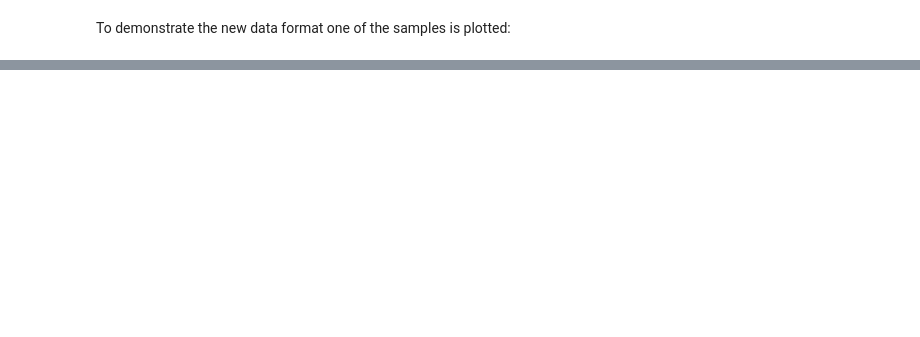
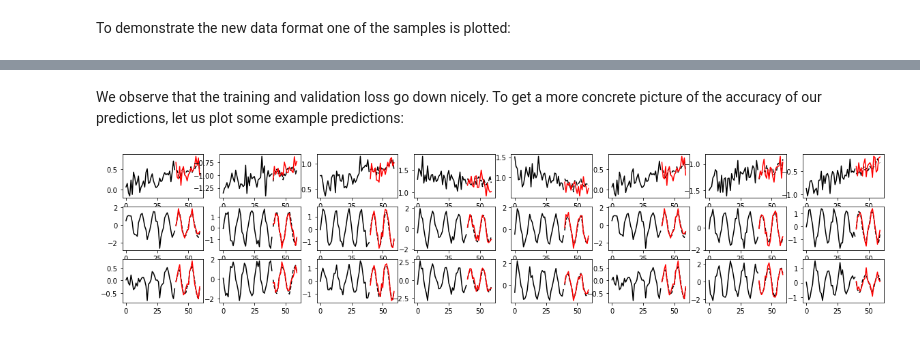
Before and after one commit to HiddeKanger/SCINet, a Jupyter notebook: exp/training_scinet/training_scinet.ipynb, the cells around one changed output, grey strips where cells are left out. Drawn from its saved outputs; the diff is of its cells as text; code cells hidden in the pictures; blank space fills up the shorter version.

```diff
--- a/exp/training_scinet/training_scinet.ipynb
+++ b/exp/training_scinet/training_scinet.ipynb
@@ -97,0 +177,30 @@ plot_preprocessed_data(X_sample, Y_sample)
+# %% [markdown]
+We observe that the training and validation loss go down nicely. To get a more concrete picture of the accuracy of our predictions, let us plot some example predictions:
+# %%
+import matplotlib.pyplot as plt
+
+n_samples = 8
+test_samples = np.random.randint(low = 0, high = preprocessed_data['X_test'].shape[0], size = n_samples)
+
+x_samples = preprocessed_data['X_train'][test_samples,:,:]
+y_true_samples = preprocessed_data['y_train'][test_samples,:,:]
+y_pred_samples = model.predict(preprocessed_data['X_train'][test_samples,:,:])[-1]
+
+def plot_prediction_examples(n_samples, x_samples,y_predictions, y_true):
+
+    fig, axes = plt.subplots(y_true.shape[2], n_samples, figsize=(20,4))
+
+    x_val_x = np.arange(x_samples.shape[1])
+    x_val_y = np.arange(x_samples.shape[1],x_samples.shape[1]+y_predictions.shape[1])
+
+    for i in range(y_true.shape[2]):
+        for j in range(n_samples):
+            axes[i,j].plot(x_val_x, x_samples[j,:,i], c = 'black')
+            axes[i,j].plot(x_val_y, y_true[j,:,i], c = 'black', linestyle = 'dashed')
+            axes[i,j].plot(x_val_y, y_predictions[j,:,i], c = 'red')
+
+    fig.subtitle('Predictions on the features made by SCINet', fontsize = 20)
+
+plot_prediction_examples(n_samples,x_samples , y_true_samples, y_pred_samples)
+# %% [output]
+[figure, added]
```
Also changed, not shown: parts of 8 cells of this notebook, 9 other files.
